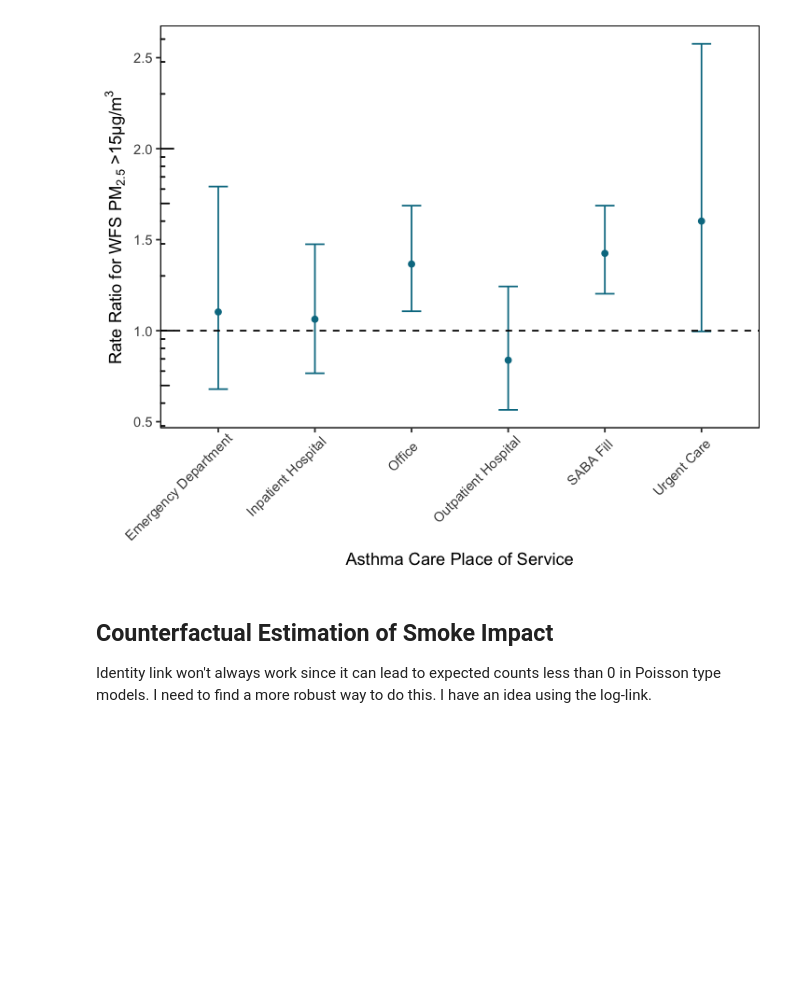
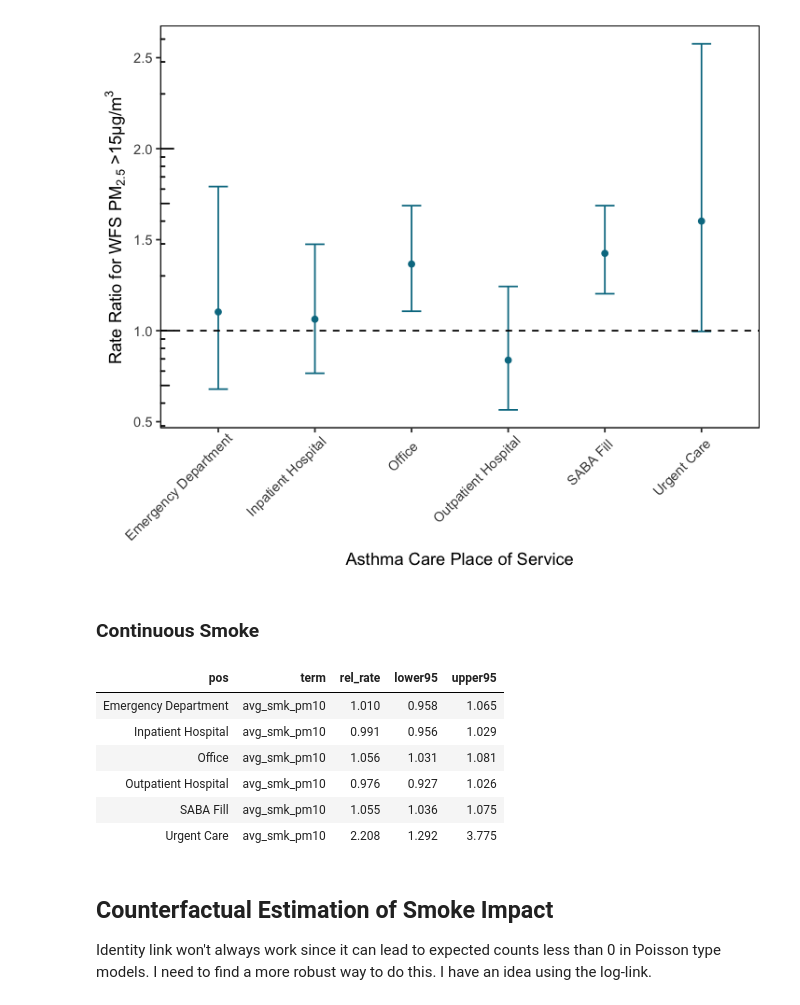
Before and after one commit to RyanGan/oregon_wildfire, a Jupyter notebook: r_scripts/analysis/msa_daily_smoke_analysis.ipynb, the cells around one changed output. Drawn from its saved outputs; the diff is of its cells as text; code cells hidden in the pictures; blank space fills up the shorter version.

```diff
--- a/r_scripts/analysis/msa_daily_smoke_analysis.ipynb
+++ b/r_scripts/analysis/msa_daily_smoke_analysis.ipynb
@@ -539,6 +542,37 @@ ggsave("./Figs/medford_care_plot.tiff", smk_rr_plot,
        units="in", width=6, height=5, dpi=300)
 # %% [output]
 [figure]
+# %% [markdown]
+### Continuous Smoke
+# %%
+cont_smk_results <- medford_df %>%
+    mutate(avg_smk_pm10 = avg_smk_pm/10) %>%
+    split(.$service_place) %>%
+    map_dfr(function(x){
+        # fit spline
+        spl <- ns(x$date, df = 3)
+        # extract place of service
+        outcome <- unique(x$service_place)
+        # run model based on formula
+        mod <- broom::tidy(glm(n_events ~ avg_smk_pm10 + avg_temp +
+                               spl + weekend, data = x, family = 'quasipoisson'(link='log'))) %>%
+            filter(term == 'avg_smk_pm10') %>%
+            mutate(pos = outcome,
+                   rel_rate = round(exp(estimate),3),
+                   lower95 = round(exp(estimate - (1.96*std.error)),3),
+                   upper95 = round(exp(estimate + (1.96*std.error)),3)) %>%
+            select(pos, term, rel_rate:upper95)
+        })
+# %%
+cont_smk_results
+# %% [output]
+| pos | term | rel_rate | lower95 | upper95 |
+| Emergency Department | avg_smk_pm10 | 1.010 | 0.958 | 1.065 |
+| Inpatient Hospital | avg_smk_pm10 | 0.991 | 0.956 | 1.029 |
+| Office | avg_smk_pm10 | 1.056 | 1.031 | 1.081 |
+| Outpatient Hospital | avg_smk_pm10 | 0.976 | 0.927 | 1.026 |
+| SABA Fill | avg_smk_pm10 | 1.055 | 1.036 | 1.075 |
+| Urgent Care | avg_smk_pm10 | 2.208 | 1.292 | 3.775 |
 # %% [markdown]
 ## Counterfactual Estimation of Smoke Impact
 
```
Also changed, not shown: parts of 5 cells of this notebook.
